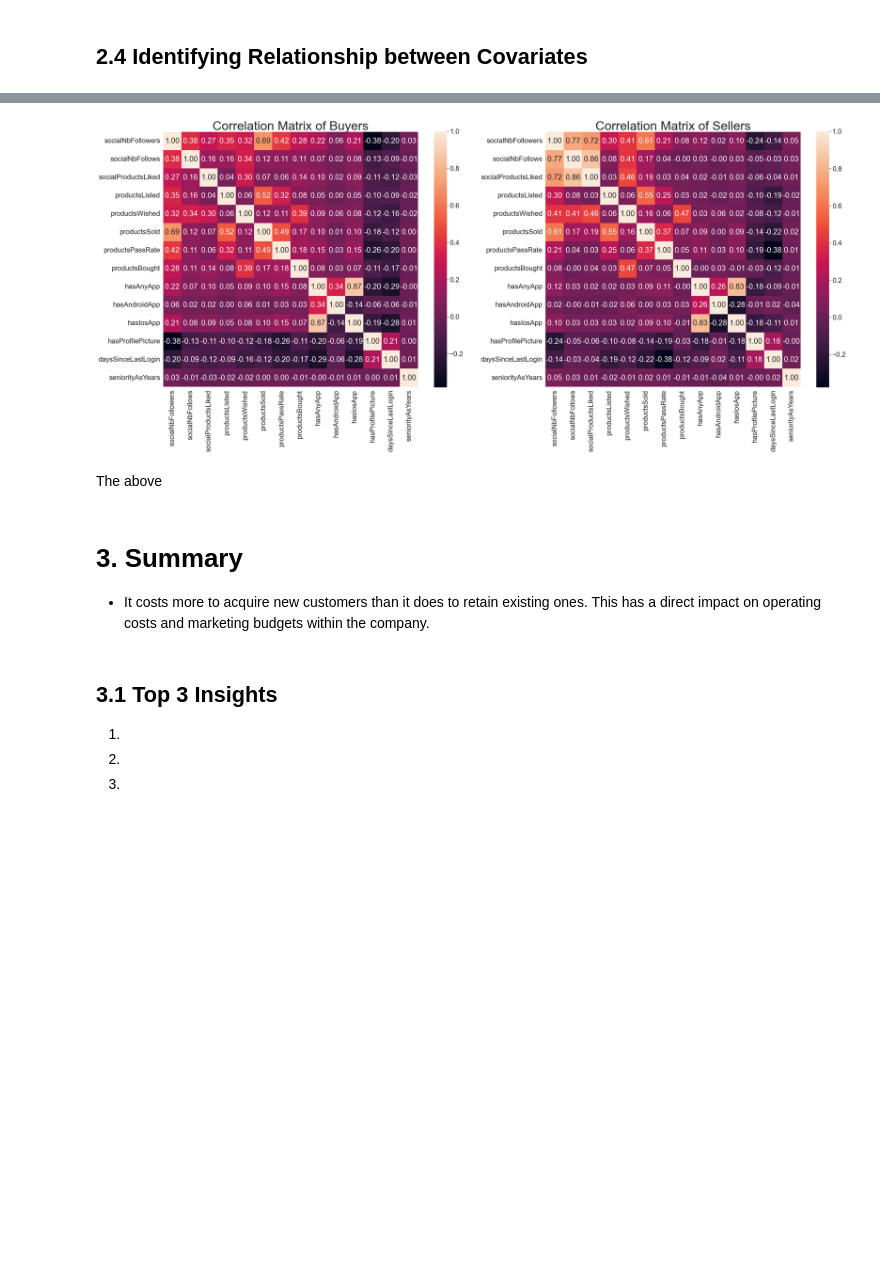
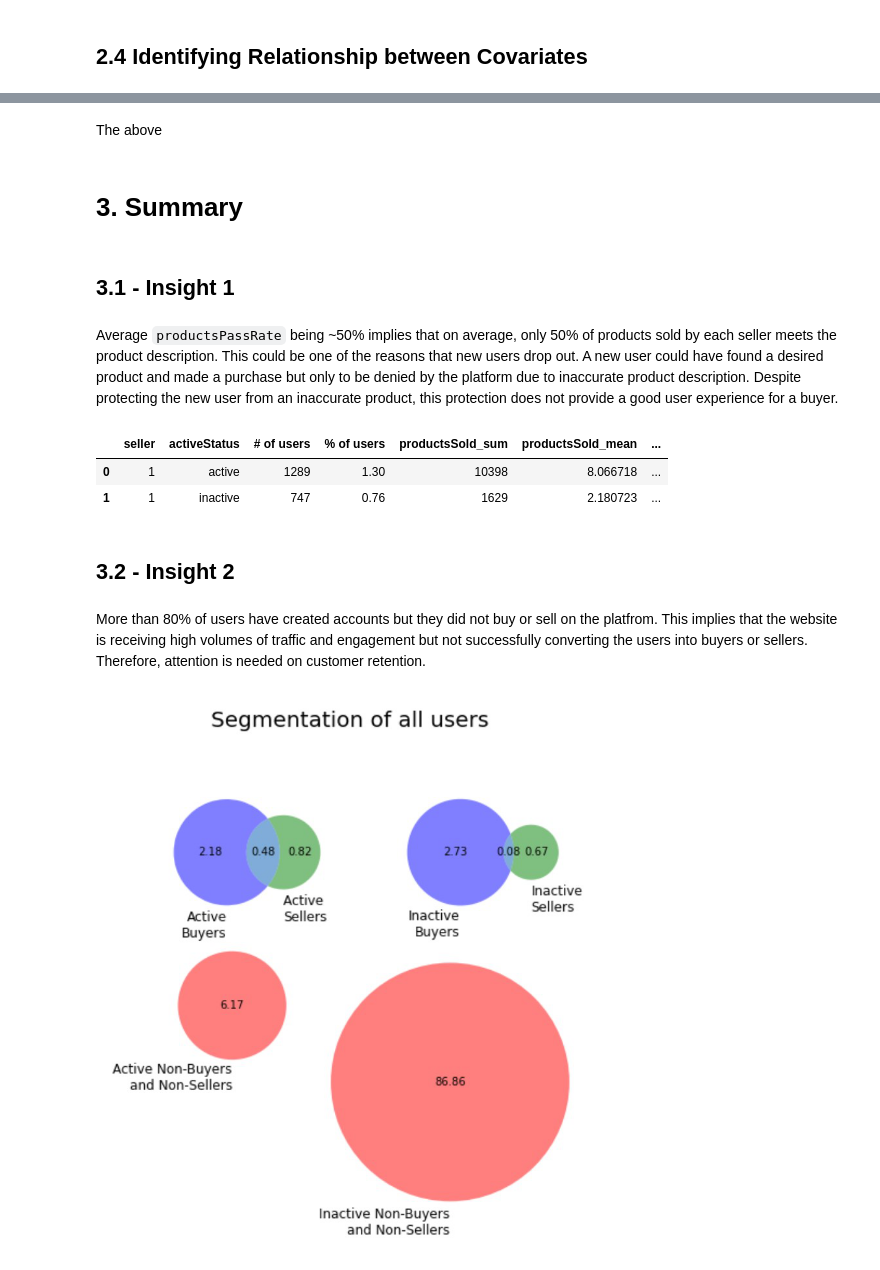
Before and after one commit to mattlim96/getharley-challenge, a Jupyter notebook: solution.ipynb, the cells around one changed output, grey strips where cells are left out. Drawn from its saved outputs; the diff is of its cells as text; code cells hidden in the pictures; blank space fills up the shorter version.

```diff
--- a/solution.ipynb
+++ b/solution.ipynb
@@ -348,29 +384,24 @@ sellersDf = df_final[df_final['seller'] == 1].drop(columns=['buyer','seller', 'b
-# %%
-# compare the relationship of variables between active buyers and sellers
-FIG = plt.figure(figsize=(40,15))
-FIG.add_subplot(121)
-sns.set(font_scale=2)
-sns.heatmap(buyersDf.corr(), annot=True, square=True,fmt='.2f')
-plt.title(f'Correlation Matrix of Buyers', fontsize=40)
-plt.yticks(rotation=0)
-
-FIG.add_subplot(122)
-sns.set(font_scale=2)
-sns.heatmap(sellersDf.corr(), annot=True, square=True,fmt='.2f')
-plt.title(f'Correlation Matrix of Sellers', fontsize=40)
-plt.yticks(rotation=0)
-
-plt.show()
-# %% [output]
-[figure, removed]
 # %% [markdown]
 The above
-# %% [markdown]
-# 3. Summary
-
-- It costs more to acquire new customers than it does to retain existing ones. This has a direct impact on operating costs and marketing budgets within the company.
+# %% [markdown]
+# 3. Summary
 # %% [markdown]
-## 3.1 Top 3 Insights
-1.
-2.
-3.
+## 3.1 - Insight 1
+# %% [markdown]
+Average `productsPassRate` being ~50% implies that on average, only 50% of products sold by each seller meets the product description. This could be one of the reasons that new users drop out. A new user could have found a desired product and made a purchase but only to be denied by the platform due to inaccurate product description. Despite protecting the new user from an inaccurate product, this protection does not provide a good user experience for a buyer.
+# %%
+# pivot table to view performance of sellers
+sellerPivot
+# %% [output]
+|  | seller | activeStatus | # of users | % of users | productsSold_sum | productsSold_mean | ... |
+| 0 | 1 | active | 1289 | 1.30 | 10398 | 8.066718 | ... |
+| 1 | 1 | inactive | 747 | 0.76 | 1629 | 2.180723 | ... |
+# %% [markdown]
+## 3.2 - Insight 2
+# %% [markdown]
+More than 80% of users have created accounts but they did not buy or sell on the platfrom. This implies that the website is receiving high volumes of traffic and engagement but not successfully converting the users into buyers or sellers. Therefore, attention is needed on customer retention.
+# %%
+img = Image.open('user_segmentation.jpg')
+img
+# %% [output]
+[figure, added]
```
Also changed, not shown: parts of 14 cells of this notebook.
